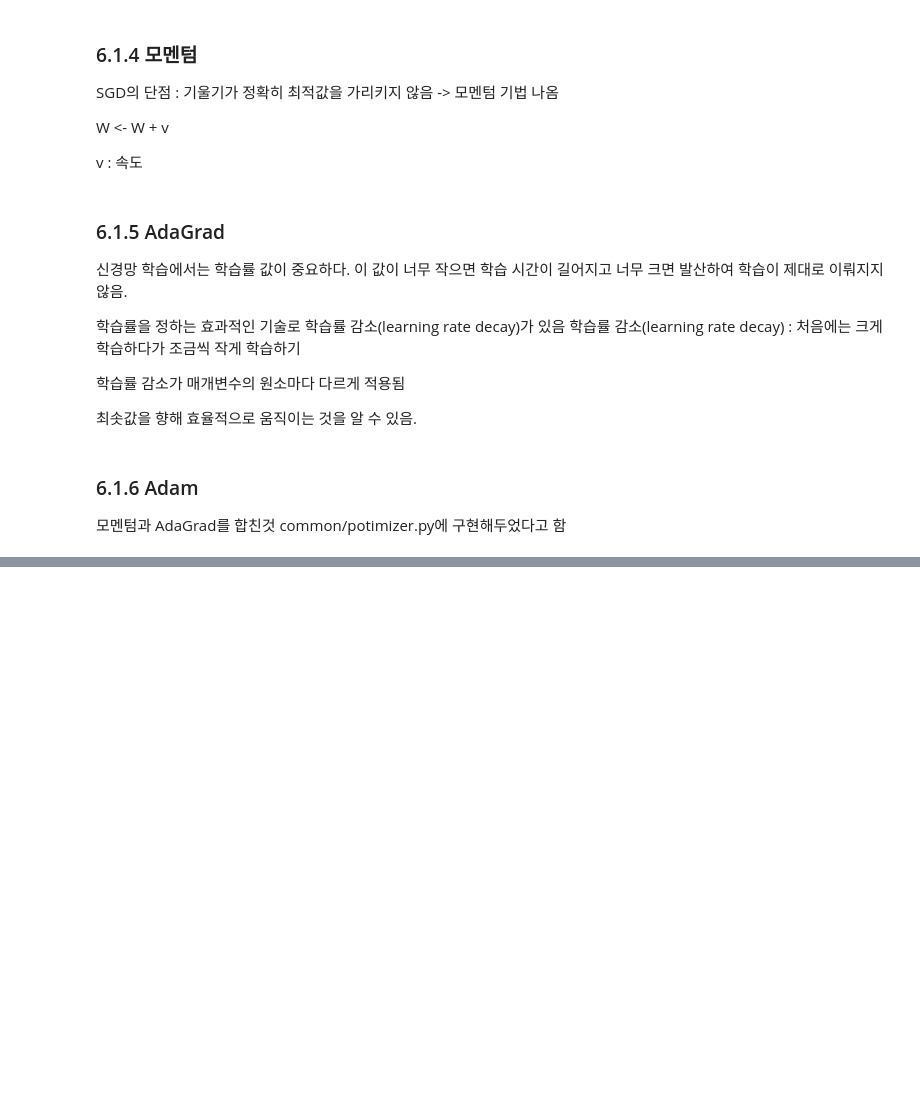
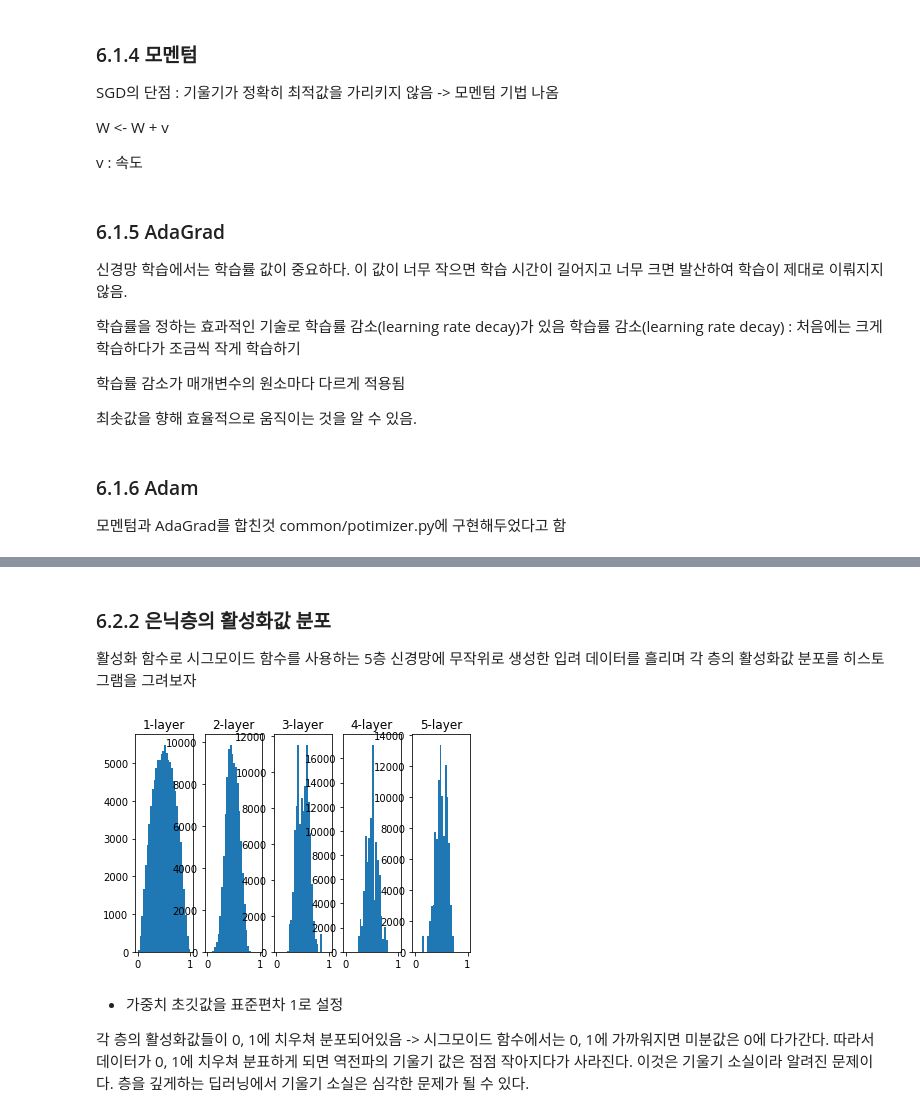
Before and after one commit to BangMingGing/DeepLearning, a Jupyter notebook: DL1.ipynb, the cells around one changed output, grey strips where cells are left out. Cells and saved outputs as stored; diff of their text form; code cells hidden in the pictures; blank space fills up the shorter version.

```diff
--- a/DL1.ipynb
+++ b/DL1.ipynb
@@ -1012,7 +1012,7 @@ class TwoLayerNet:
         return X
 
     def loss(self, x ,t):
-        y = self.predict(X)
+        y = self.predict(x)
 
         return self.lastLayer.forward(y, t)
 
@@ -1242,0 +1274,39 @@ common/potimizer.py에 구현해두었다고 함
+# %% [markdown]
+### 6.2.2 은닉층의 활성화값 분포
+
+활성화 함수로 시그모이드 함수를 사용하는 5층 신경망에 무작위로 생성한 입려 데이터를 흘리며 각 층의 활성화값 분포를 히스토그램을 그려보자
+# %%
+import numpy as np
+import matplotlib.pyplot as plt
+
+def sigmoid(x):
+    return 1 / (1 + np.exp(-x))
+
+
+x = np.random.randn(1000, 100) # 1000개의 데이터
+node_num = 100 # 각 은닉층의 노드(뉴런) 수
+hidden_layer_size = 5 # 은닉층이 5개
+activations = {} # 이곳에 활성화 결과(활성화값)을 저장
+
+for i in range(hidden_layer_size):
+    if i != 0:
+        x = activations[i-1]
+
+    w = np.random.randn(node_num, node_num) / np.sqrt(node_num) # 곱하는 값이 표준 편차로 적용
+    a = np.dot(x, w)
+    z = sigmoid(a)
+    activations[i] = z
+# %%
+for i, a in activations.items():
+    plt.subplot(1, len(activations), i+1)
+    plt.title(str(i+1) + "-layer")
+    plt.hist(a.flatten(), 30, range=(0, 1))
+plt.show()
+# %% [output]
+[figure, added]
+# %% [markdown]
+- 가중치 초깃값을 표준편차 1로 설정
+
+각 층의 활성화값들이 0, 1에 치우쳐 분포되어있음 -> 시그모이드 함수에서는 0, 1에 가까워지면 미분값은 0에 다가간다.
+따라서 데이터가 0, 1에 치우쳐 분표하게 되면 역전파의 기울기 값은 점점 작아지다가 사라진다.
+이것은 기울기 소실이라 알려진 문제이다. 층을 깊게하는 딥러닝에서 기울기 소실은 심각한 문제가 될 수 있다.
```
Also changed, not shown: parts of 14 cells of this notebook.
